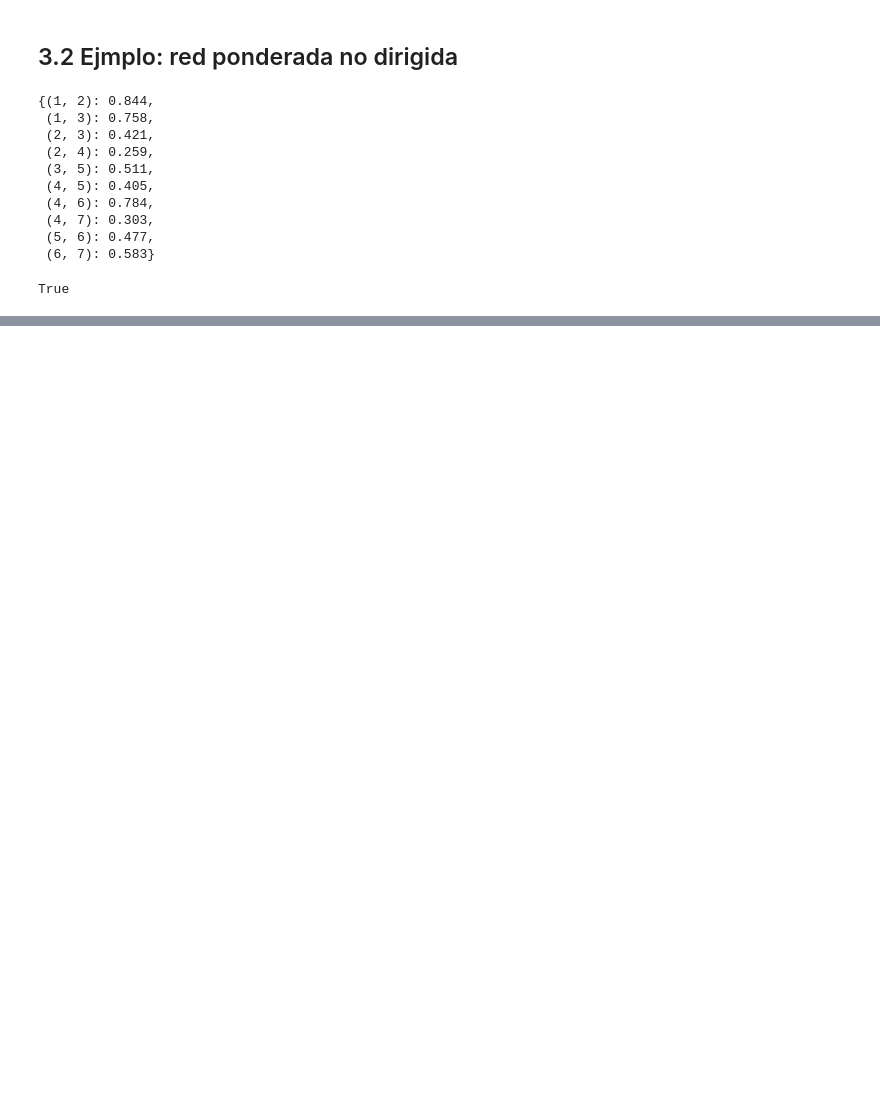
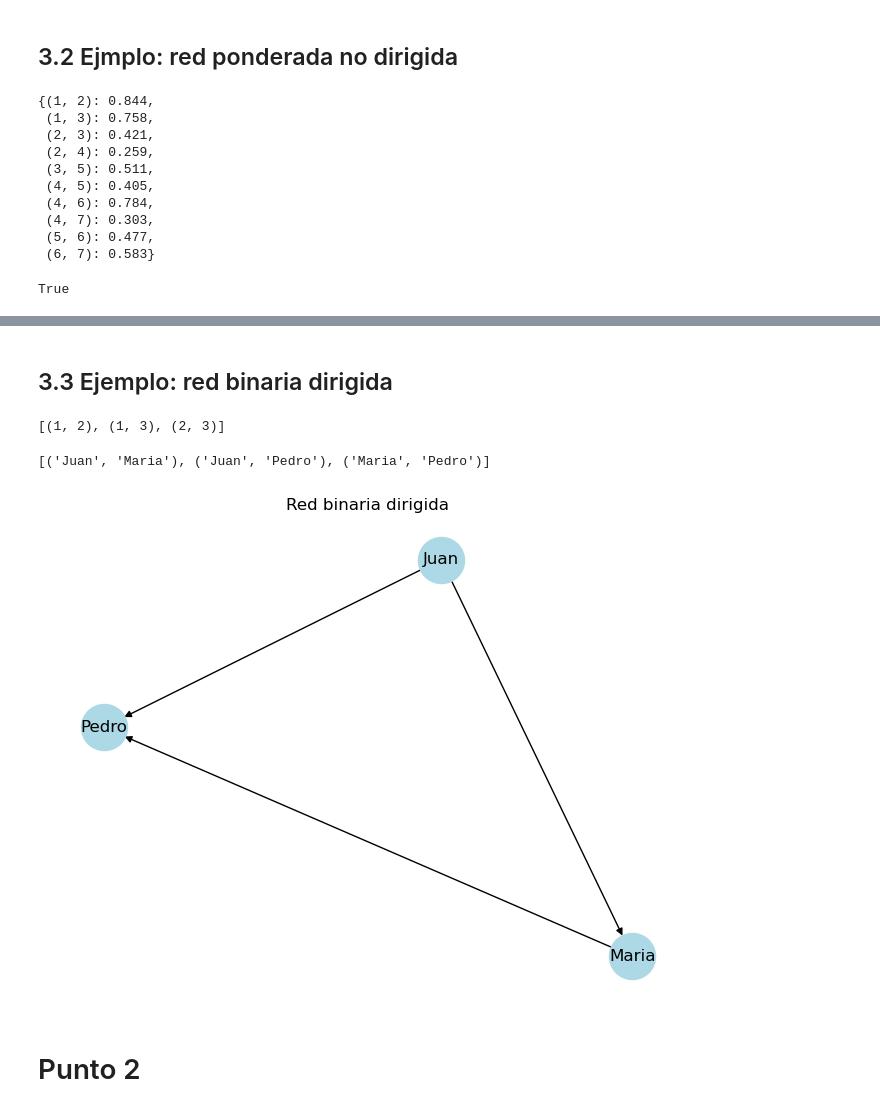
Before and after one commit to briveros23/Redes_sociales, a Jupyter notebook: notebook/Taller 1.ipynb, the cells around one changed output, grey strips where cells are left out. Saved outputs shown, nothing was run; the diff lists cells and outputs as text; code cells hidden in the pictures; blank space fills up the shorter version.

Commit message:
finalizacion punto 1

```diff
--- a/notebook/Taller 1.ipynb
+++ b/notebook/Taller 1.ipynb
@@ -99,0 +100,31 @@ grafico_ponderado(WG,n=4,label='Red Ponderada no dirigida')
+# %% [markdown]
+## 3.3 Ejemplo: red binaria dirigida
+# %%
+# red binaria dirigida
+DG = nx.DiGraph()
+DG.add_edges_from([(1,2), (1,3), (2,3)])
+# %%
+# aristas
+print(DG.edges())
+# %% [output]
+[(1, 2), (1, 3), (2, 3)]
+# %%
+# etiquetas
+name = ['Juan','Maria','Pedro']
+nx.set_node_attributes(DG, dict(enumerate(name, start=1)), 'name')
+
+sexo = ['M','F','M']
+nx.set_node_attributes(DG, dict(enumerate(sexo, start=1)), 'sexo')
+
+print([(DG.nodes[u]['name'], DG.nodes[v]['name']) for u, v in DG.edges()])
+# %% [output]
+[('Juan', 'Maria'), ('Juan', 'Pedro'), ('Maria', 'Pedro')]
+# %%
+labels = nx.get_node_attributes(DG, 'name')
+nx.draw(DG, labels=labels, with_labels=True, node_size=1100, node_color='lightblue')
+plt.title("Red binaria dirigida")
+plt.show()
+# %% [output]
+[figure, added]
+# %% [markdown]
+# Punto 2
```
Also changed, not shown: parts of 6 cells of this notebook, 1 other file.
